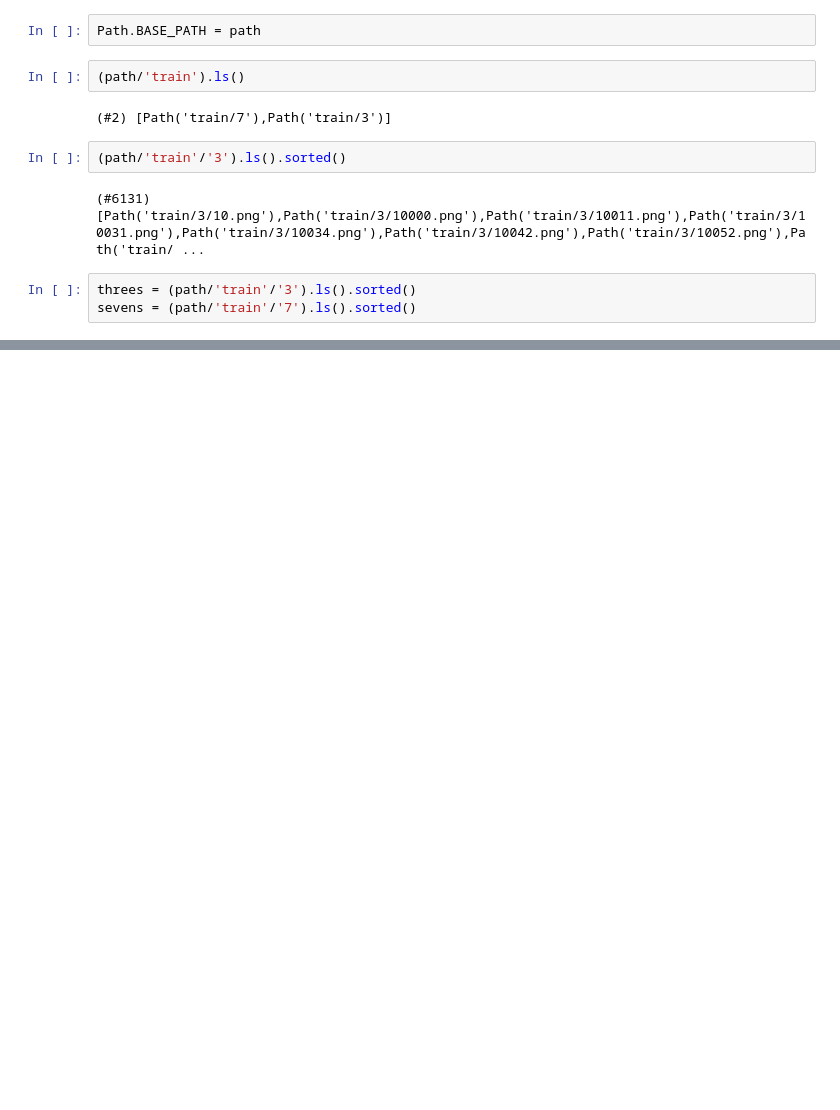
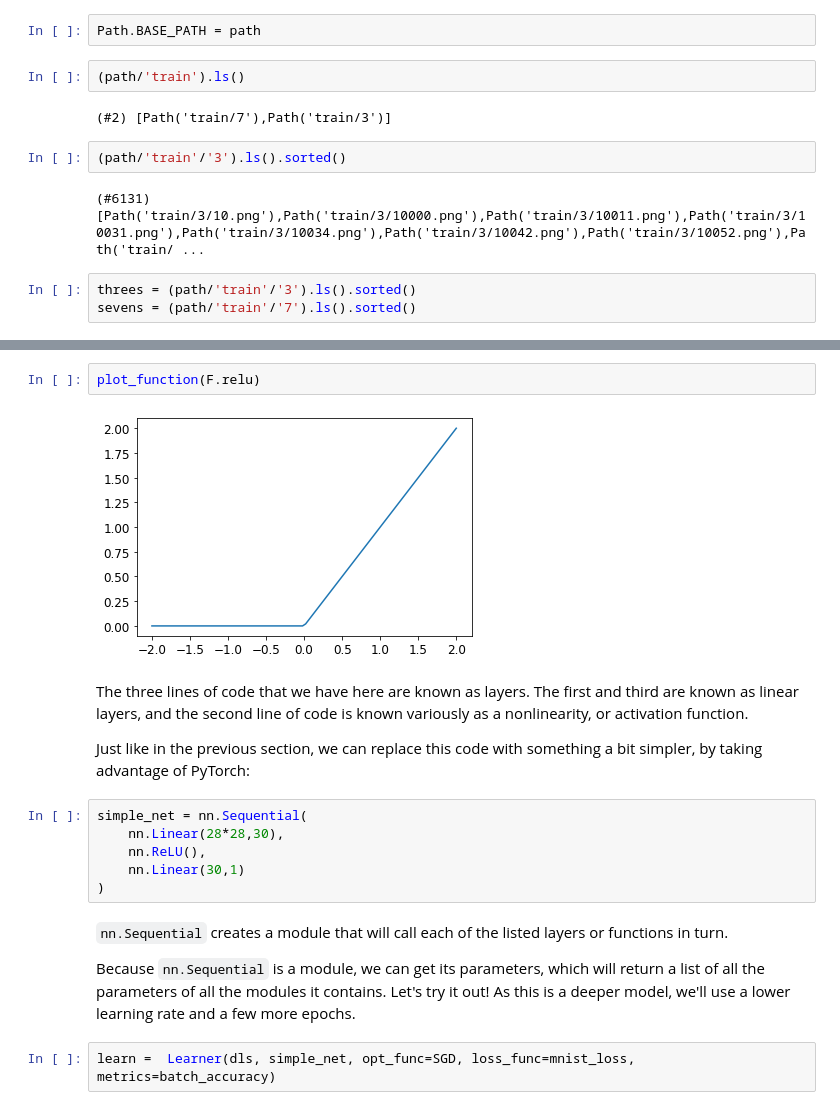
Before and after one commit to rohitnikam1/Fastai-projects, a Jupyter notebook: mnist_basics.ipynb, the cells around one changed output, grey strips where cells are left out. Drawn from its saved outputs; the diff is of its cells as text; blank space fills up the shorter version.

```diff
--- a/mnist_basics.ipynb
+++ b/mnist_basics.ipynb
@@ -31,0 +536,20 @@ Image.open(im7_path)
+# %%
+plot_function(F.relu)
+# %% [output]
+[figure, added]
+# %% [markdown]
+The three lines of code that we have here are known as layers. The first and third are known as linear layers, and the second line of code is known variously as a nonlinearity, or activation function.
+
+Just like in the previous section, we can replace this code with something a bit simpler, by taking advantage of PyTorch:
+# %%
+simple_net = nn.Sequential(
+    nn.Linear(28*28,30),
+    nn.ReLU(),
+    nn.Linear(30,1)
+)
+# %% [markdown]
+`nn.Sequential` creates a module that will call each of the listed layers or functions in turn.
+
+Because `nn.Sequential` is a module, we can get its parameters, which will return a list of all the parameters of all the modules it contains. Let's try it out! As this is a deeper model, we'll use a lower learning rate and a few more epochs.
+# %%
+learn =  Learner(dls, simple_net, opt_func=SGD, loss_func=mnist_loss, metrics=batch_accuracy)
```
Also changed, not shown: parts of 111 cells of this notebook.
